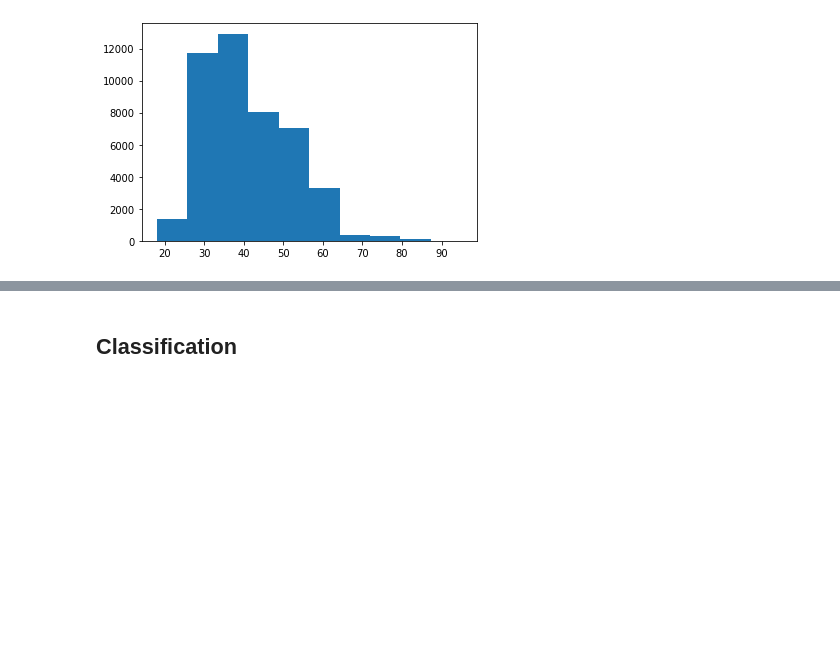
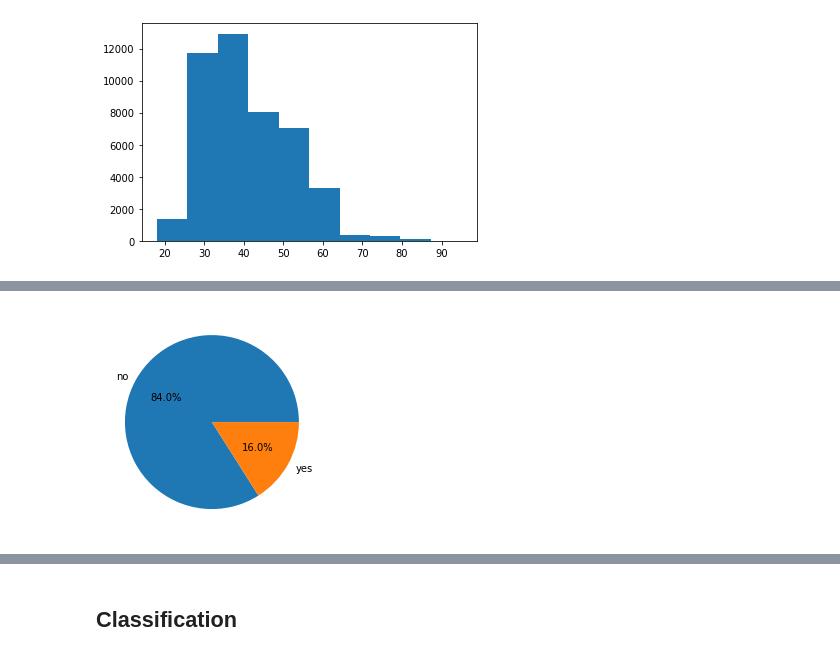
Before and after one commit to sbernal93/idss-project, a Jupyter notebook: bank.ipynb, the cells around one changed output, grey strips where cells are left out. Drawn from its saved outputs; the diff is of its cells as text; code cells hidden in the pictures; blank space fills up the shorter version.

```diff
--- a/bank.ipynb
+++ b/bank.ipynb
@@ -171,0 +173,7 @@ plt.show()
+# %%
+counts = [bank_with_dummies[bank_with_dummies["personal_loan"]==0].count()['personal_loan'],
+         bank_with_dummies[bank_with_dummies["personal_loan"]==1].count()['personal_loan']]
+plt.pie(counts, labels=['no', 'yes'], autopct='%1.1f%%',)
+plt.show()
+# %% [output]
+[figure, added]
```
Also changed, not shown: parts of 18 cells of this notebook, 2 other files.
